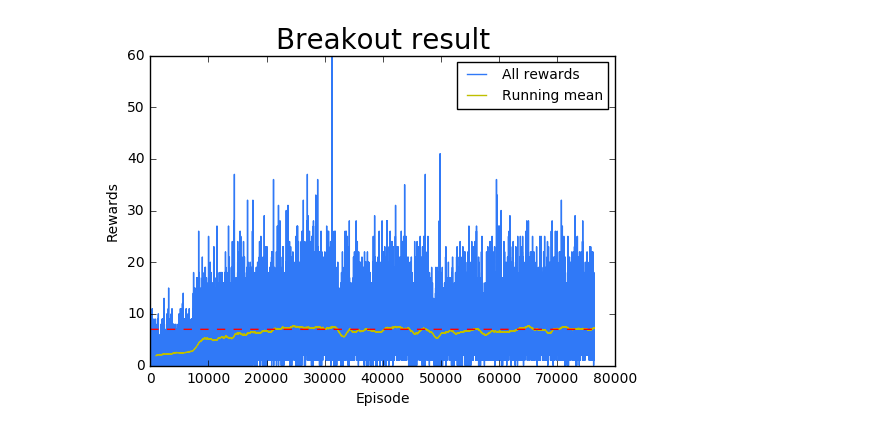
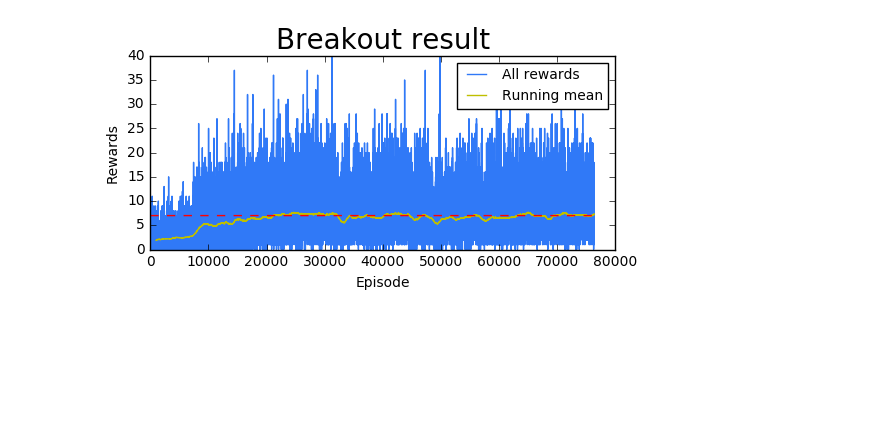
Before and after one commit to GordonCai/Project-Deep-Reinforcement-Learning-With-Policy-Gradient, a Jupyter notebook: Code/PG-Breakout-Gordon-ANN-1.ipynb, the cells around one changed output. Cells and saved outputs as stored; diff of their text form; code cells hidden in the pictures; blank space fills up the shorter version.

```diff
--- a/Code/PG-Breakout-Gordon-ANN-1.ipynb
+++ b/Code/PG-Breakout-Gordon-ANN-1.ipynb
@@ -191,23 +194,24 @@ KeyboardInterrupt:
 # %%
 # Plotting
 colors = cm.rainbow(np.linspace(0, 1, 20))
 interval = 1000
 
 def get_mean_var(reward_hist):
     ts = pd.Series(reward_hist)
     return pd.rolling_mean(ts, interval), pd.rolling_var(ts, interval)
 
 running_mean, running_var = get_mean_var(reward_hist)
 
+plt.figure(figsize=(6,2.5))
 plt.title('Breakout result',fontsize=20)
-plt.ylim(0,60)
+plt.ylim(0,40)
 plt.plot(np.array(reward_hist),label='All rewards',c=colors[3,:])
 plt.xlabel('Episode')
 plt.ylabel('Rewards')
 plt.plot(np.array(running_mean),label='Running mean',c='y')
 plt.plot([7]*len(running_mean),'r--')
 plt.legend(loc=1,fontsize=10)
 plt.savefig('PG-Breakout-ckpt-1/ANN1.jpg')
 plt.show()
 # %% [output]
-[figure, old version]
+[figure, new version]
```
Also changed, not shown: parts of 1 cell of this notebook, 13 other files.
